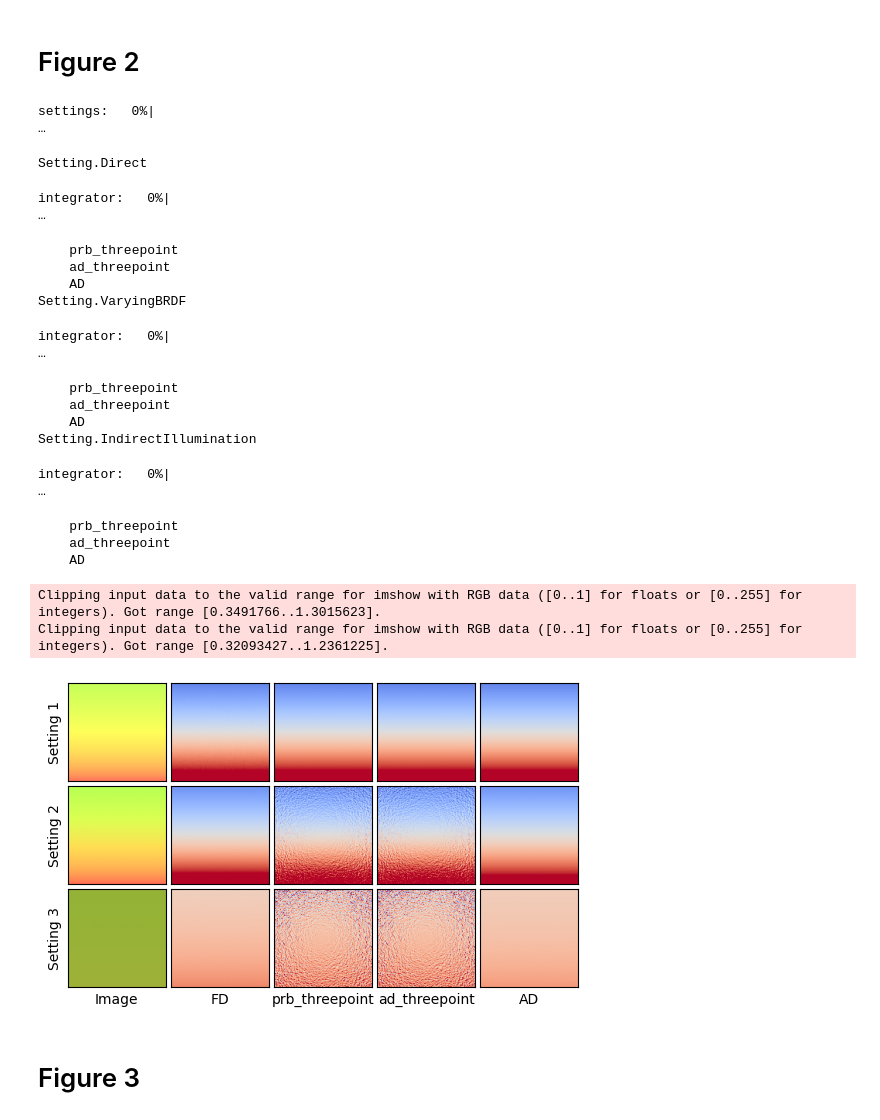
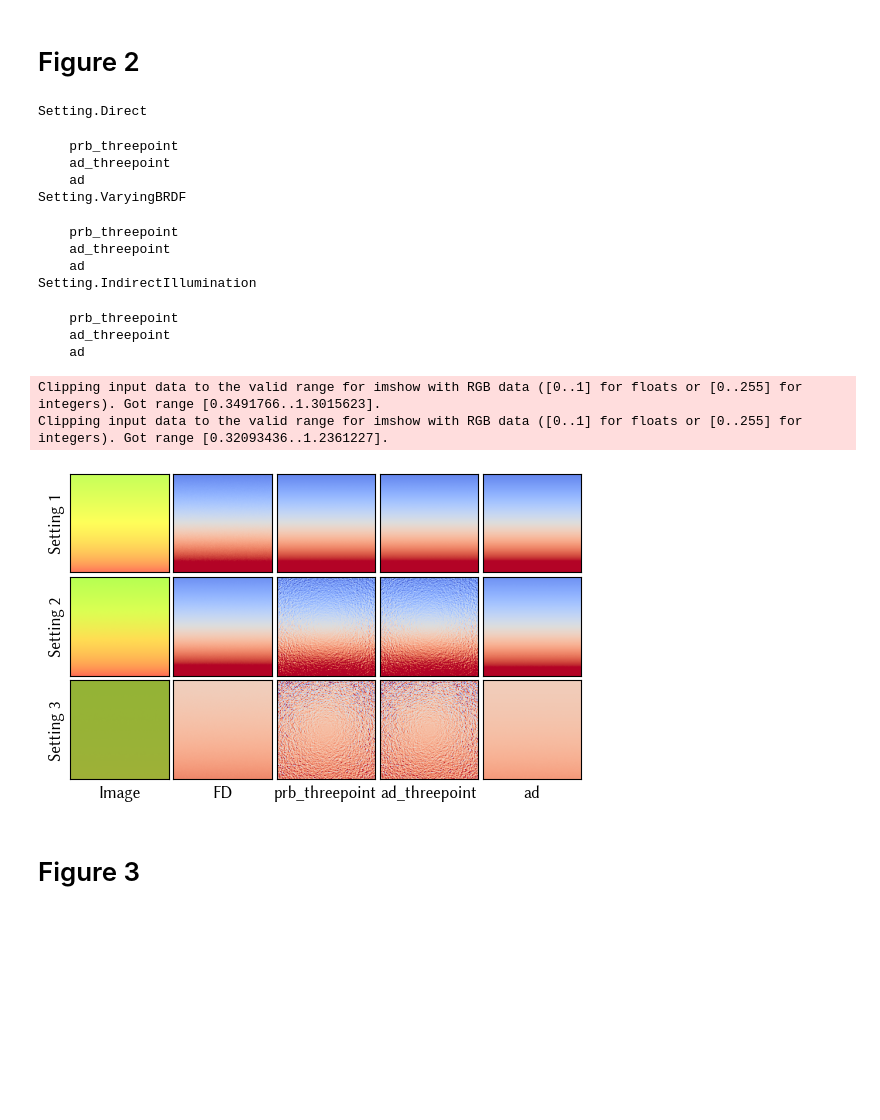
Before and after one commit to mworchel/mitsuba-missing-term, a Jupyter notebook: case_1_indirect_from_spatially_varying_emitter.ipynb, the cells around one changed output. Saved outputs shown, nothing was run; the diff lists cells and outputs as text; code cells hidden in the pictures; blank space fills up the shorter version.

Commit message:
Use SIGGRAPH font for plots

```diff
--- a/case_1_indirect_from_spatially_varying_emitter.ipynb
+++ b/case_1_indirect_from_spatially_varying_emitter.ipynb
@@ -206,17 +207,17 @@ def generate_figure(integrators: List[str], settings: List[Setting], data: dict,
                 ax_fd.imshow(setting_data[j][2], cmap='coolwarm', vmin=-r, vmax=r)
 
                 if i == len(settings) - 1:
-                    ax_img.set_xlabel("Image")
-                    ax_fd.set_xlabel("FD")
+                    ax_img.set_xlabel("Image", fontsize=12)
+                    ax_fd.set_xlabel("FD", fontsize=12)
 
-                ax_img.set_ylabel(f"Setting {i+1}")
+                ax_img.set_ylabel(f"Setting {i+1}", fontsize=12)
 
             # Show forward-mode gradient
             ax_fw = disable_ticks(fig.add_subplot(gs[i, j + 2]))
             ax_fw.imshow(setting_data[j][3], cmap='coolwarm', vmin=-r, vmax=r)
 
             if i == len(settings) - 1:
-                ax_fw.set_xlabel(f"{integrator}")
+                ax_fw.set_xlabel(f"{integrator}", fontsize=12)
 
     plt.show()
 
@@ -253,31 +254,27 @@ Clipping input data to the valid range for imshow with RGB data ([0..1] for floa
 # %% [markdown]
 # Figure 2
 # %%
-integrators = ["prb_threepoint", "ad_threepoint", "AD"]
+integrators = ["prb_threepoint", "ad_threepoint", "ad"]
 settings    = [Setting.Direct, Setting.VaryingBRDF, Setting.IndirectIllumination] # First two settings succeed with prb_reparam
 
 data = generate_data(integrators, settings, 250**2)
 generate_figure(integrators, settings, data, Path("output/case_1_threepoint.pdf"))
 # %% [output]
-settings:   0%|                                                                                               …
+Setting.Direct
-Setting.Direct
+    prb_threepoint
+    ad_threepoint
+    ad
+Setting.VaryingBRDF
-integrator:   0%|                                                                                             …
+    prb_threepoint
+    ad_threepoint
+    ad
+Setting.IndirectIllumination
     prb_threepoint
     ad_threepoint
-    AD
-Setting.VaryingBRDF
+    ad
-integrator:   0%|                                                                                             …
+Clipping input data to the valid range for imshow with RGB data ([0..1] for floats or [0..255] for integers). Got range [0.3491766..1.3015623].
+Clipping input data to the valid range for imshow with RGB data ([0..1] for floats or [0..255] for integers). Got range [0.32093436..1.2361227].
-    prb_threepoint
-    ad_threepoint
-    AD
-Setting.IndirectIllumination
-integrator:   0%|                                                                                             …
-    prb_threepoint
-    ad_threepoint
-    AD
-Clipping input data to the valid range for imshow with RGB data ([0..1] for floats or [0..255] for integers). Got range [0.3491766..1.3015623].
-Clipping input data to the valid range for imshow with RGB data ([0..1] for floats or [0..255] for integers). Got range [0.32093427..1.2361225].
-[figure, old version]
+[figure, new version]
 # %% [markdown]
 # Figure 3
 # %%
```
Also changed, not shown: parts of 3 cells of this notebook, 1 other file.
